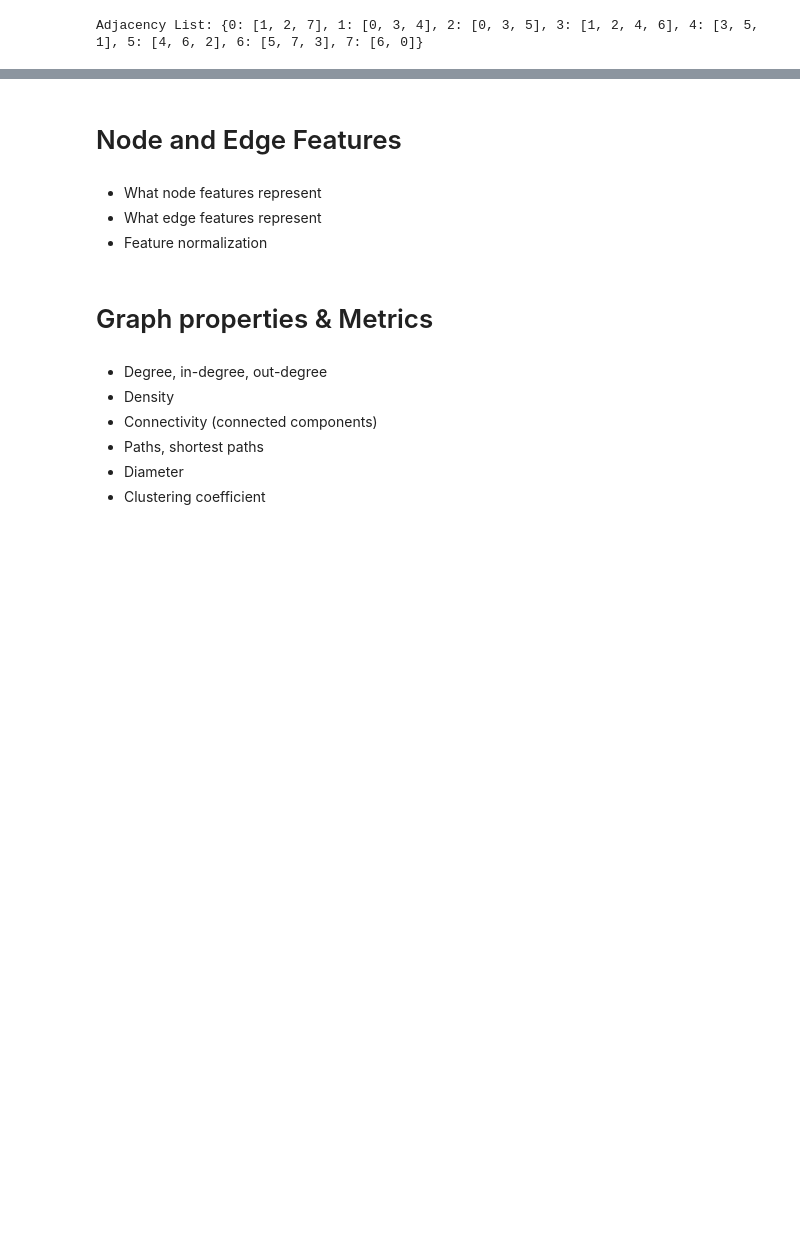
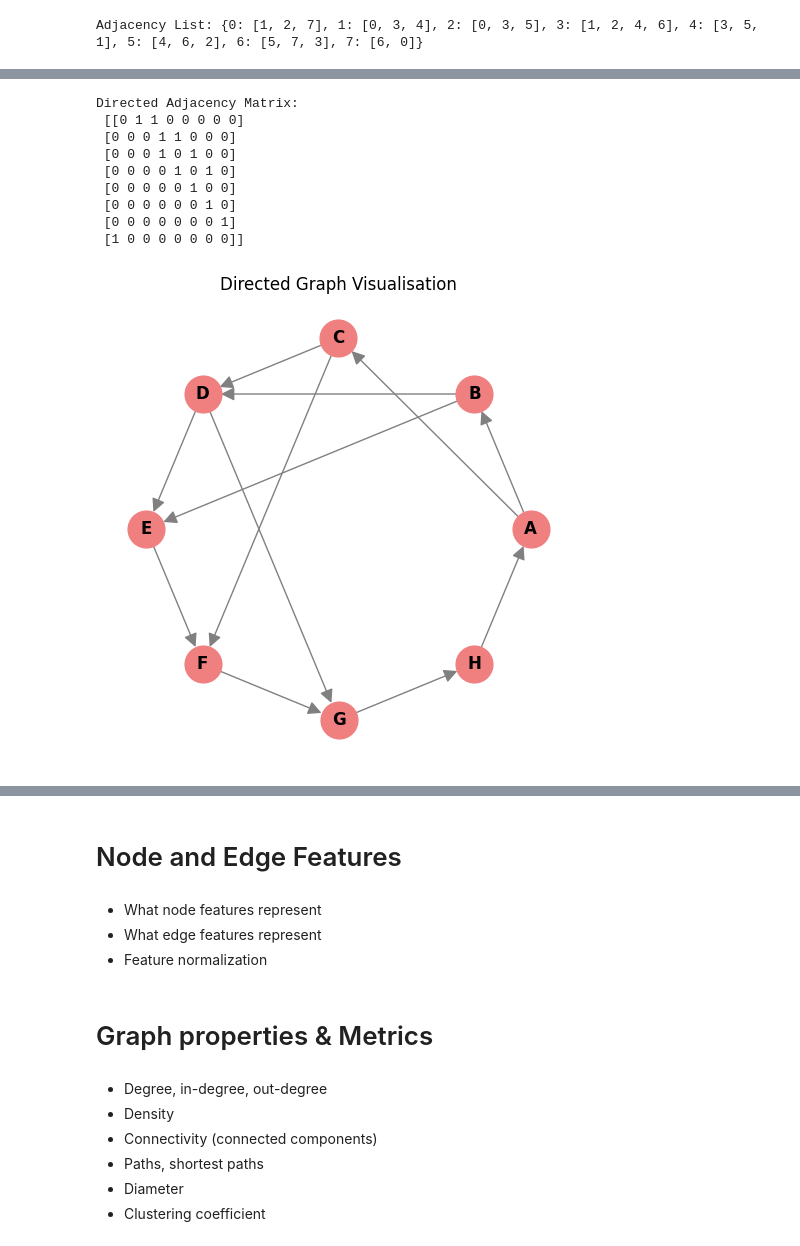
Before and after one commit to ImadElMaftouhi/Machine-learning, a Jupyter notebook: notebooks/graph_101.ipynb, the cells around one changed output, grey strips where cells are left out. Cells and saved outputs as stored; diff of their text form; code cells hidden in the pictures; blank space fills up the shorter version.

```diff
--- a/notebooks/graph_101.ipynb
+++ b/notebooks/graph_101.ipynb
@@ -322,0 +374,29 @@ Neighbors of 0 (edge list): [1, 2, 7]
+# %%
+## Example 3 - Directed graph
+nodes = ["A", "B", "C", "D", "E", "F", "G", "H"]
+edges_directed = [(0, 1),(0, 2),(1, 3),(2, 3),(3, 4),(4, 5),(5, 6),(6, 7),(7, 0),(1, 4),(2, 5),(3, 6)]
+adjacency_matrix_directed = np.zeros((len(nodes), len(nodes)), dtype=int)
+for edge in edges_directed:
+    adjacency_matrix_directed[edge[0], edge[1]] = 1
+print("Directed Adjacency Matrix:\n", adjacency_matrix_directed)
+
+G = nx.DiGraph()
+G.add_nodes_from(nodes)
+G.add_edges_from([(nodes[u], nodes[v]) for u, v in edges_directed])
+pos = nx.circular_layout(G)
+plt.figure(figsize=(6,6))
+plt.axis("off")
+nx.draw(G, pos, with_labels=True, node_color="lightcoral", edge_color='gray', node_size=700, font_weight='bold', arrowsize=20)
+plt.title("Directed Graph Visualisation")
+plt.show()
+# %% [output]
+Directed Adjacency Matrix:
+ [[0 1 1 0 0 0 0 0]
+ [0 0 0 1 1 0 0 0]
+ [0 0 0 1 0 1 0 0]
+ [0 0 0 0 1 0 1 0]
+ [0 0 0 0 0 1 0 0]
+ [0 0 0 0 0 0 1 0]
+ [0 0 0 0 0 0 0 1]
+ [1 0 0 0 0 0 0 0]]
+[figure, added]
```
Also changed, not shown: parts of 17 cells of this notebook.
